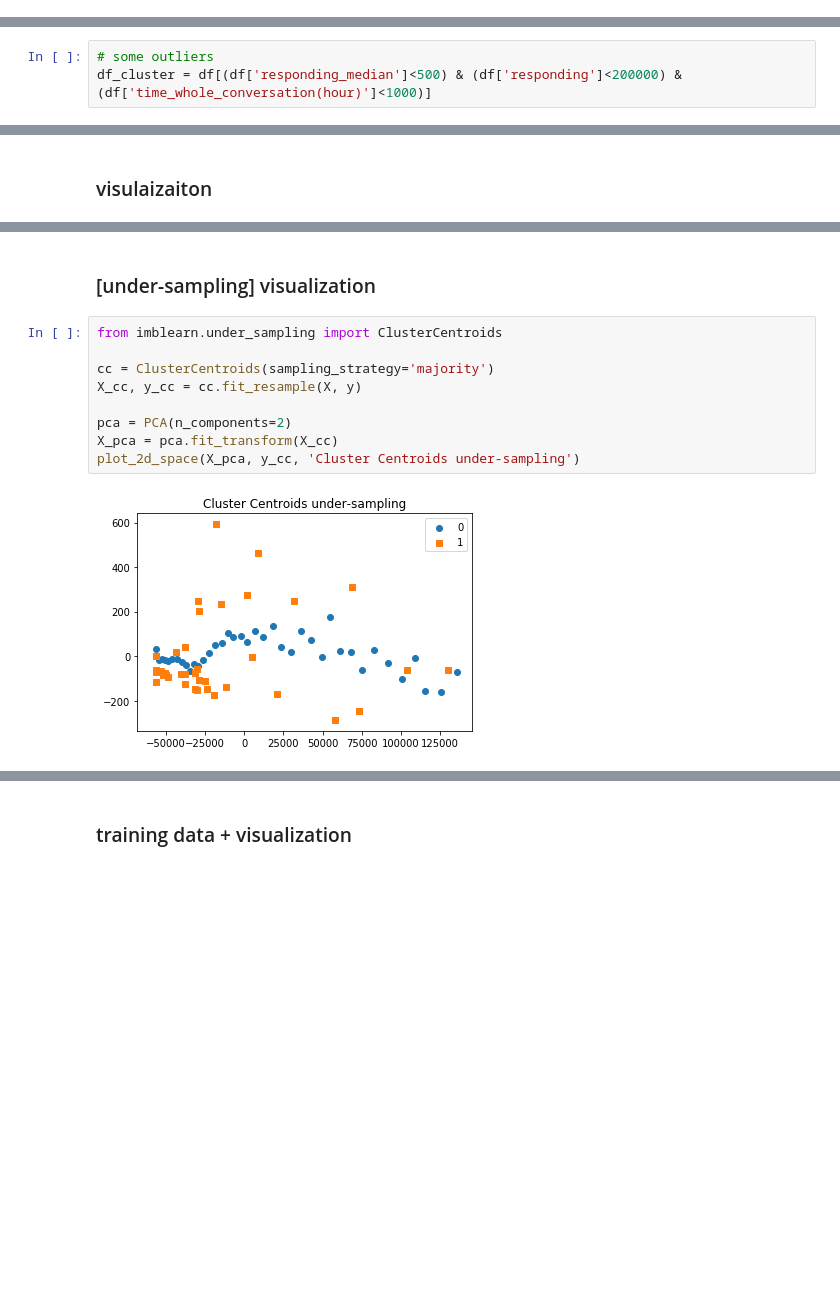
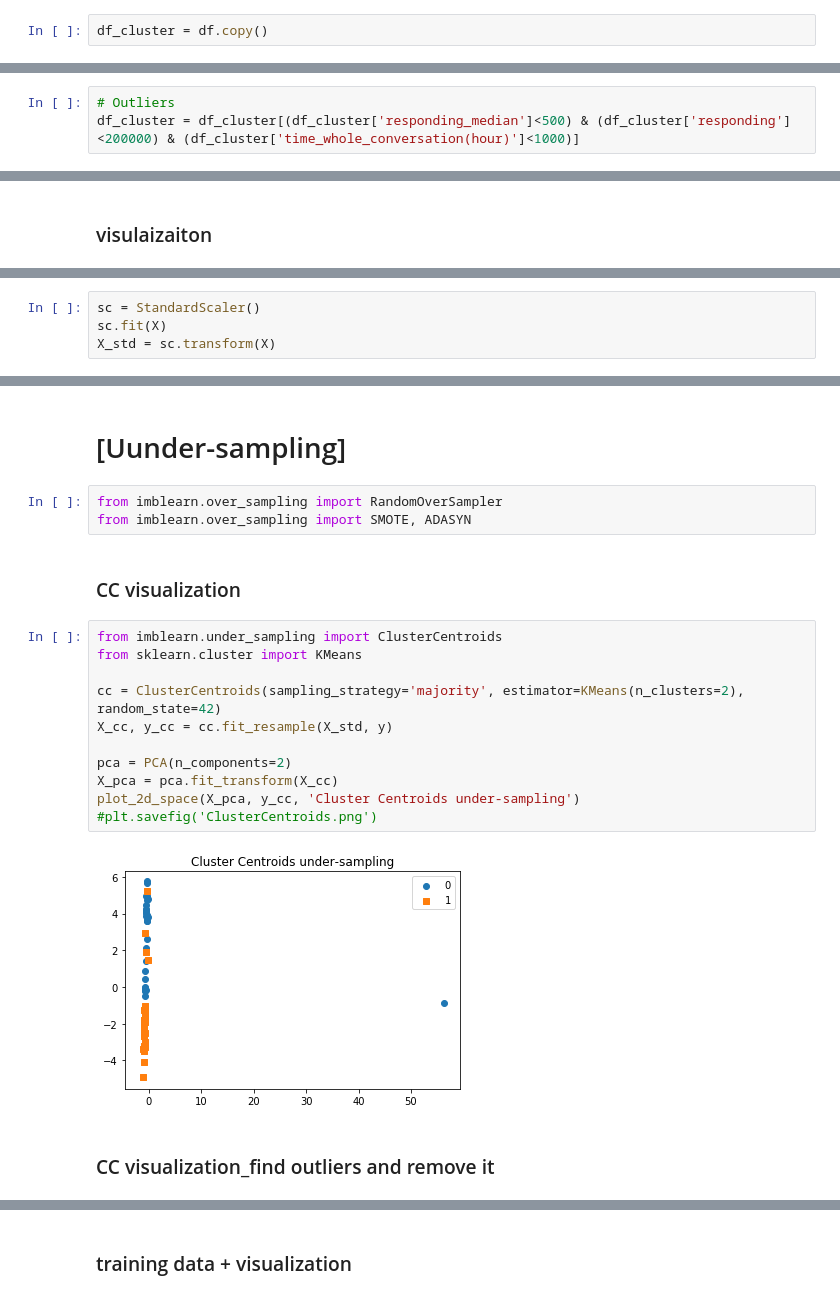
Before and after one commit to ChungHsuanKao/Seriousness_score_estimation, a Jupyter notebook: Unsupervised learning.ipynb, the cells around one changed output, grey strips where cells are left out. Cells and saved outputs as stored; diff of their text form; blank space fills up the shorter version.

```diff
--- a/Unsupervised learning.ipynb
+++ b/Unsupervised learning.ipynb
@@ -126,4 +123,6 @@ sns.heatmap(cor, xticklabels=cor.columns, yticklabels=cor.columns, cmap='PiYG',
 # %% [markdown]
 # Remove some outliers and columns with high correlation
+# %%
+df_cluster = df.copy()
 # %%
 df_cluster.drop(['total_message_count', 'outgoing_count'], axis=1, inplace=True)
@@ -134,0 +129,3 @@ See the caveats in the documentation: http://pandas.pydata.org/pandas-docs/stabl
+# %%
+# Outliers
+df_cluster = df_cluster[(df_cluster['responding_median']<500) & (df_cluster['responding']<200000) & (df_cluster['time_whole_conversation(hour)']<1000)]
@@ -144,6 +159,3 @@ box_dist_plot(df_cluster,'responding')
 box_dist_plot(df_cluster,'time_whole_conversation(hour)')
 # %% [output]
 [figure]
-# %%
-# some outliers
-df_cluster = df[(df['responding_median']<500) & (df['responding']<200000) & (df['time_whole_conversation(hour)']<1000)]
@@ -174,0 +189,4 @@ plot_2d_space(X_pca, y, 'Imbalanced dataset (2 PCA components)')
+# %%
+sc = StandardScaler()
+sc.fit(X)
+X_std = sc.transform(X)
@@ -175,13 +278,22 @@ plot_2d_space(X_pca, y, 'Imbalanced dataset (2 PCA components)')
 # %% [markdown]
-### [under-sampling]  visualization
+# [Uunder-sampling]
+# %%
+from imblearn.over_sampling import RandomOverSampler
+from imblearn.over_sampling import SMOTE, ADASYN
+# %% [markdown]
+### CC visualization
 # %%
 from imblearn.under_sampling import ClusterCentroids
+from sklearn.cluster import KMeans
 
-cc = ClusterCentroids(sampling_strategy='majority')
-X_cc, y_cc = cc.fit_resample(X, y)
+cc = ClusterCentroids(sampling_strategy='majority', estimator=KMeans(n_clusters=2), random_state=42)
+X_cc, y_cc = cc.fit_resample(X_std, y)
 
 pca = PCA(n_components=2)
 X_pca = pca.fit_transform(X_cc)
 plot_2d_space(X_pca, y_cc, 'Cluster Centroids under-sampling')
+#plt.savefig('ClusterCentroids.png')
 # %% [output]
-[figure, old version]
+[figure, new version]
+# %% [markdown]
+### CC visualization_find outliers and remove it
```
Also changed, not shown: parts of 163 cells of this notebook.
